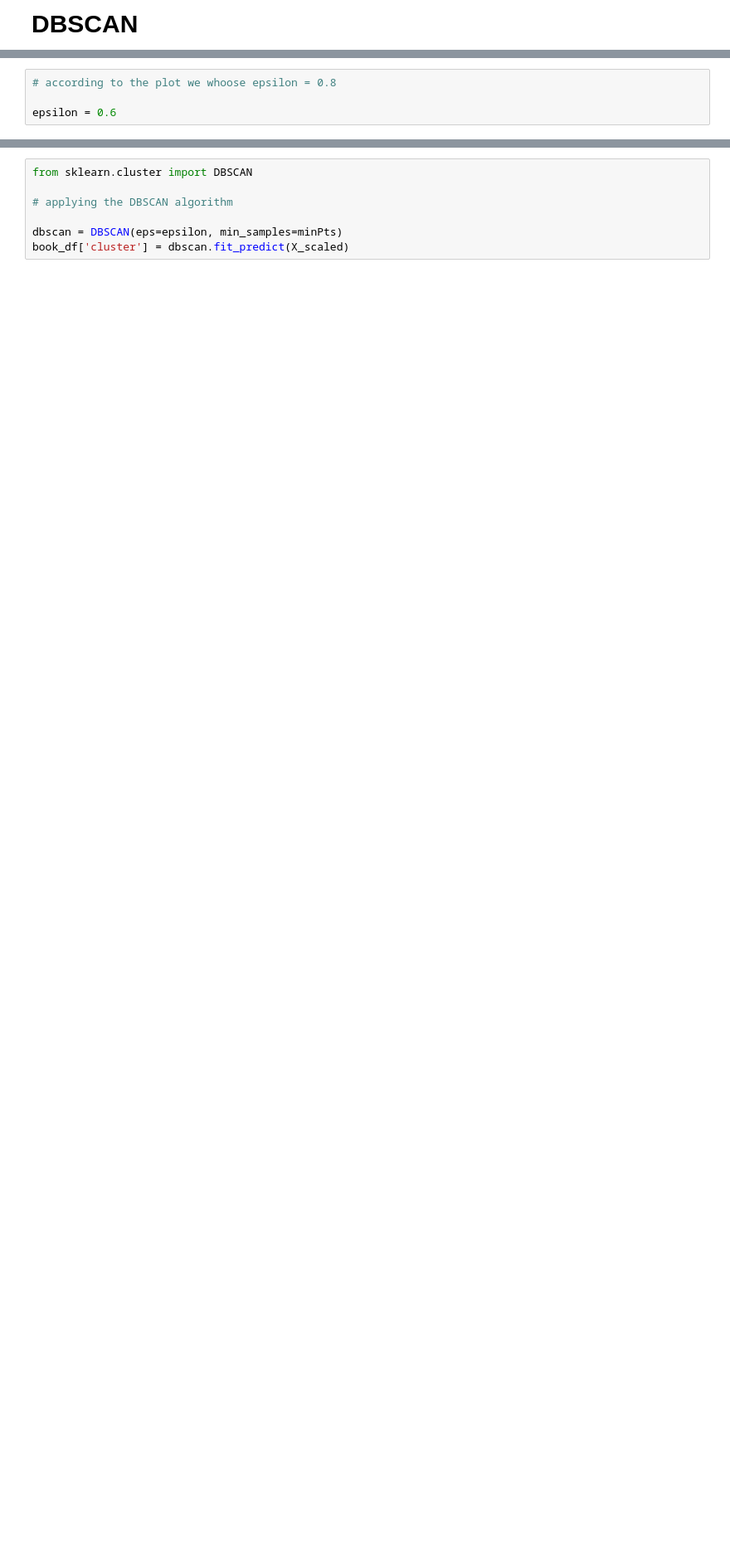
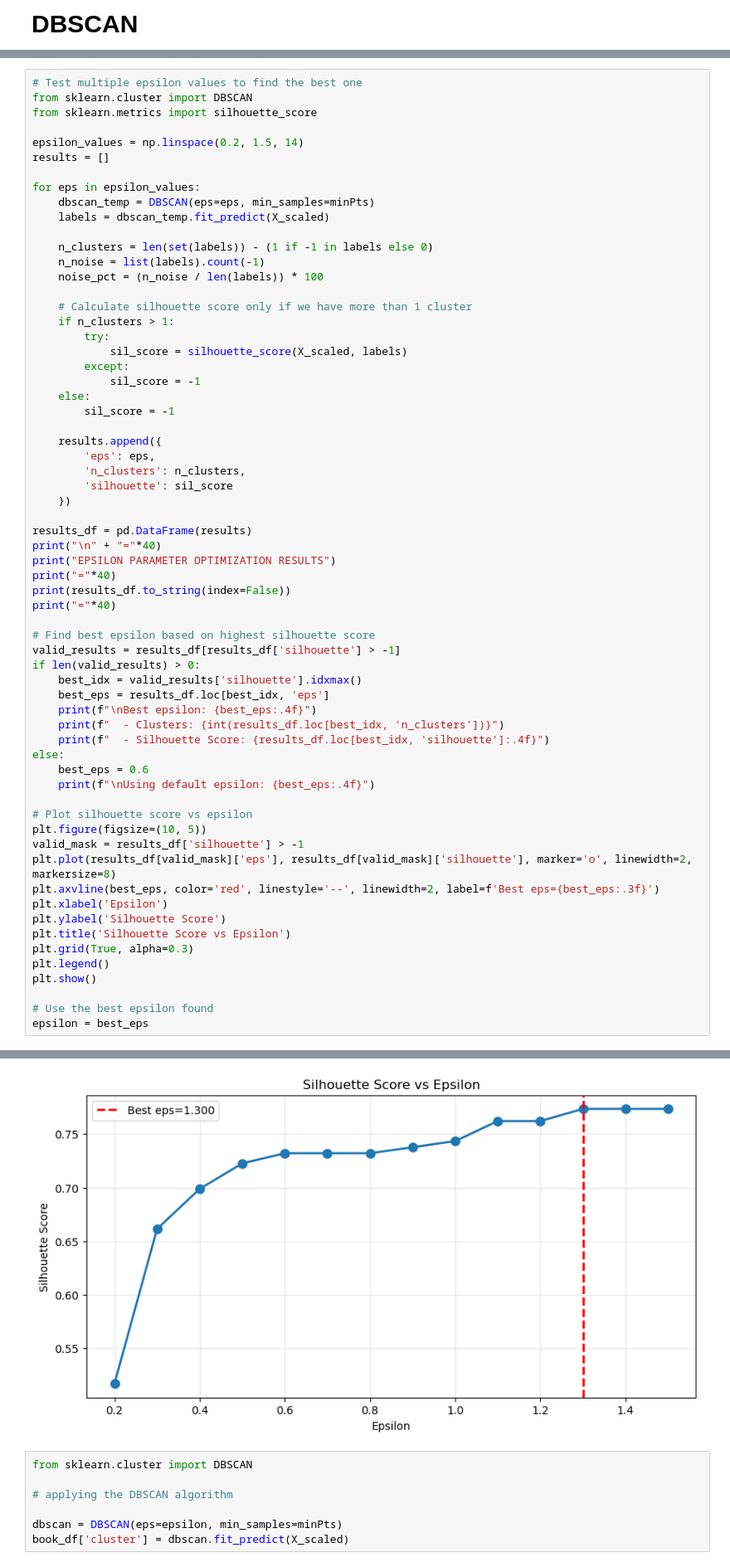
Before and after one commit to mustafaots/Library-Optimization-and-Book-Recommendation-Data-Mining-Project, a Jupyter notebook: notebooks/models/clustering-2/model.ipynb, the cells around one changed output, grey strips where cells are left out. Shown at 83% size. Saved outputs shown, nothing was run; the diff lists cells and outputs as text; blank space fills up the shorter version.

Commit message:
modifying DBSSCAN and adding agglomerative clustering

```diff
--- a/notebooks/models/clustering-2/model.ipynb
+++ b/notebooks/models/clustering-2/model.ipynb
@@ -226,4 +246,65 @@ plt.show()
 # %%
-# according to the plot we whoose epsilon = 0.8
+# Test multiple epsilon values to find the best one
+from sklearn.cluster import DBSCAN
+from sklearn.metrics import silhouette_score
 
-epsilon = 0.6
+epsilon_values = np.linspace(0.2, 1.5, 14)
+results = []
+
+for eps in epsilon_values:
+    dbscan_temp = DBSCAN(eps=eps, min_samples=minPts)
+    labels = dbscan_temp.fit_predict(X_scaled)
+
+    n_clusters = len(set(labels)) - (1 if -1 in labels else 0)
+    n_noise = list(labels).count(-1)
+    noise_pct = (n_noise / len(labels)) * 100
+
+    # Calculate silhouette score only if we have more than 1 cluster
+    if n_clusters > 1:
+        try:
+            sil_score = silhouette_score(X_scaled, labels)
+        except:
+            sil_score = -1
+    else:
+        sil_score = -1
+
+    results.append({
+        'eps': eps,
+        'n_clusters': n_clusters,
+        'silhouette': sil_score
+    })
+
+results_df = pd.DataFrame(results)
+print("\n" + "="*40)
+print("EPSILON PARAMETER OPTIMIZATION RESULTS")
+print("="*40)
+print(results_df.to_string(index=False))
+print("="*40)
+
+# Find best epsilon based on highest silhouette score
+valid_results = results_df[results_df['silhouette'] > -1]
+if len(valid_results) > 0:
+    best_idx = valid_results['silhouette'].idxmax()
+    best_eps = results_df.loc[best_idx, 'eps']
+    print(f"\nBest epsilon: {best_eps:.4f}")
+    print(f"  - Clusters: {int(results_df.loc[best_idx, 'n_clusters'])}")
+    print(f"  - Silhouette Score: {results_df.loc[best_idx, 'silhouette']:.4f}")
+else:
+    best_eps = 0.6
+    print(f"\nUsing default epsilon: {best_eps:.4f}")
+
+# Plot silhouette score vs epsilon
+plt.figure(figsize=(10, 5))
+valid_mask = results_df['silhouette'] > -1
+plt.plot(results_df[valid_mask]['eps'], results_df[valid_mask]['silhouette'], marker='o', linewidth=2, markersize=8)
+plt.axvline(best_eps, color='red', linestyle='--', linewidth=2, label=f'Best eps={best_eps:.3f}')
+plt.xlabel('Epsilon')
+plt.ylabel('Silhouette Score')
+plt.title('Silhouette Score vs Epsilon')
+plt.grid(True, alpha=0.3)
+plt.legend()
+plt.show()
+
+# Use the best epsilon found
+epsilon = best_eps
+# %% [output]
@@ -230,3 +328,4 @@ epsilon = 0.6
+[figure, added]
 # %%
 from sklearn.cluster import DBSCAN
 
```
Also changed, not shown: parts of 11 cells of this notebook.
